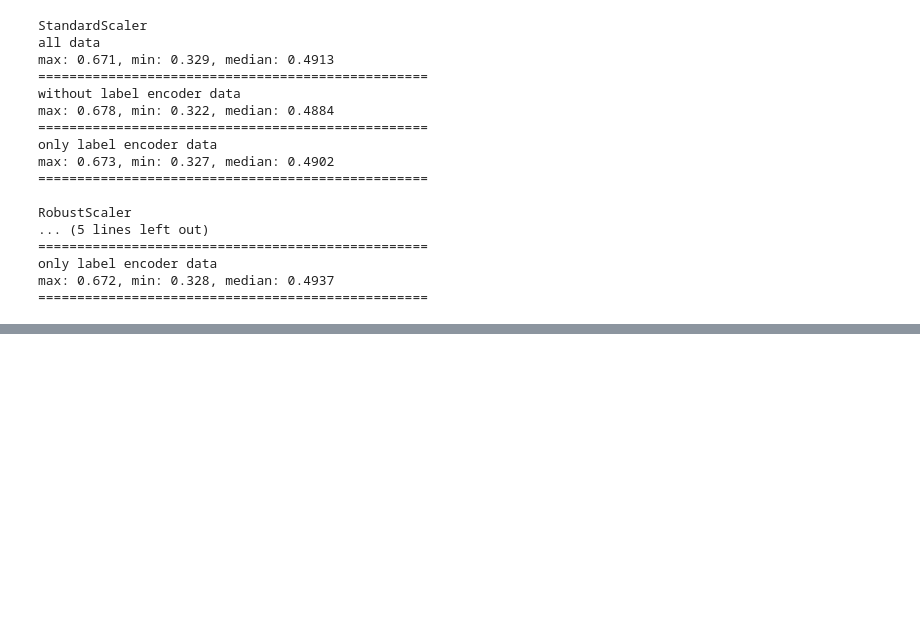
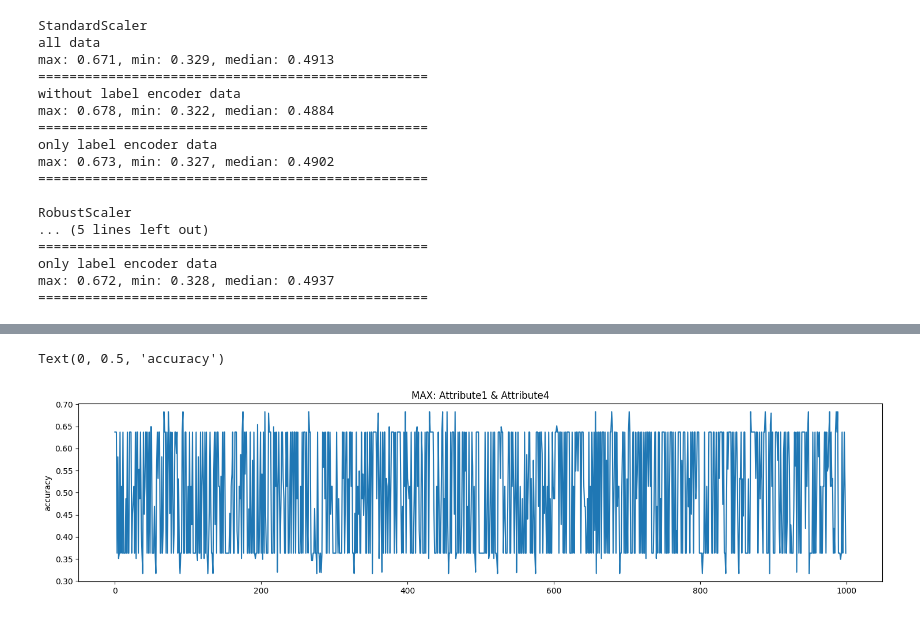
Before and after one commit to fadeeva/MLDL_plgrnd, a Jupyter notebook: Clusters/01_KMeans.ipynb, the cells around one changed output, grey strips where cells are left out. Drawn from its saved outputs; the diff is of its cells as text; code cells hidden in the pictures; blank space fills up the shorter version.

```diff
--- a/Clusters/01_KMeans.ipynb
+++ b/Clusters/01_KMeans.ipynb
@@ -207,0 +238,3 @@ max: 0.672, min: 0.328, median: 0.4937
+# %%
+acc_df = pd.DataFrame(data=acc_results)
+acc_df.head()
@@ -207,0 +302,8 @@ max: 0.672, min: 0.328, median: 0.4937
+# %%
+plt.figure(figsize=(18, 4))
+plt.plot(np.arange(1_000), acc_df['Attribute4'])
+plt.title('MAX: Attribute1 & Attribute4')
+plt.ylabel('accuracy')
+# %% [output]
+Text(0, 0.5, 'accuracy')
+[figure, added]
```
Also changed, not shown: parts of 7 cells of this notebook.
